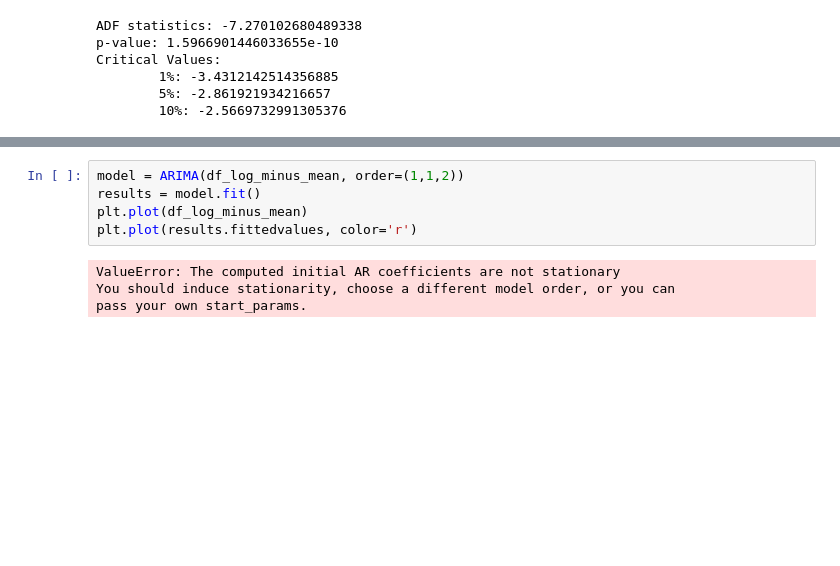
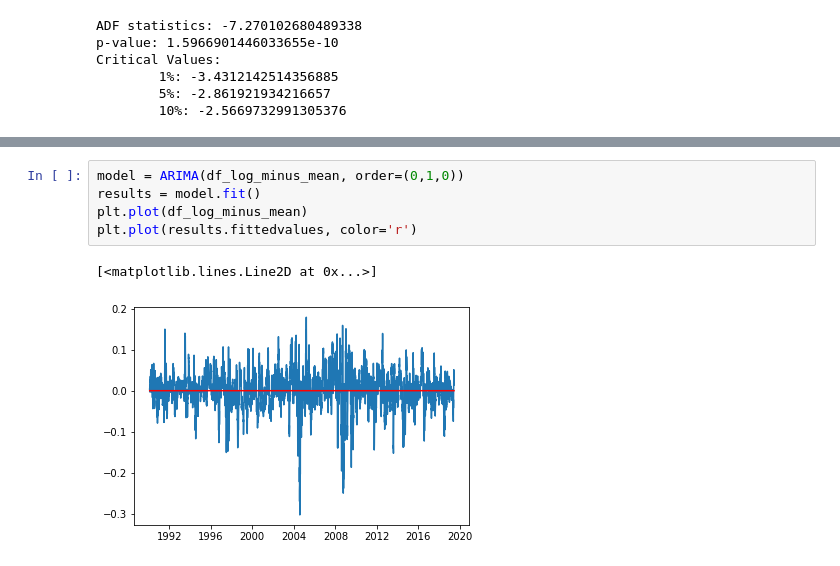
Before and after one commit to fkaita/Springboard, a Jupyter notebook: Capstone/ARIMA.ipynb, the cells around one changed output, grey strips where cells are left out. Cells and saved outputs as stored; diff of their text form; blank space fills up the shorter version.

```diff
--- a/Capstone/ARIMA.ipynb
+++ b/Capstone/ARIMA.ipynb
@@ -113,10 +147,9 @@ plt.show()
 [figure]
 # %%
-model = ARIMA(df_log_minus_mean, order=(1,1,2))
+model = ARIMA(df_log_minus_mean, order=(0,1,0))
 results = model.fit()
 plt.plot(df_log_minus_mean)
 plt.plot(results.fittedvalues, color='r')
 # %% [output]
-ValueError: The computed initial AR coefficients are not stationary
-You should induce stationarity, choose a different model order, or you can
-pass your own start_params.
+[<matplotlib.lines.Line2D at 0x...>]
+[figure, added]
```
Also changed, not shown: parts of 13 cells of this notebook.
